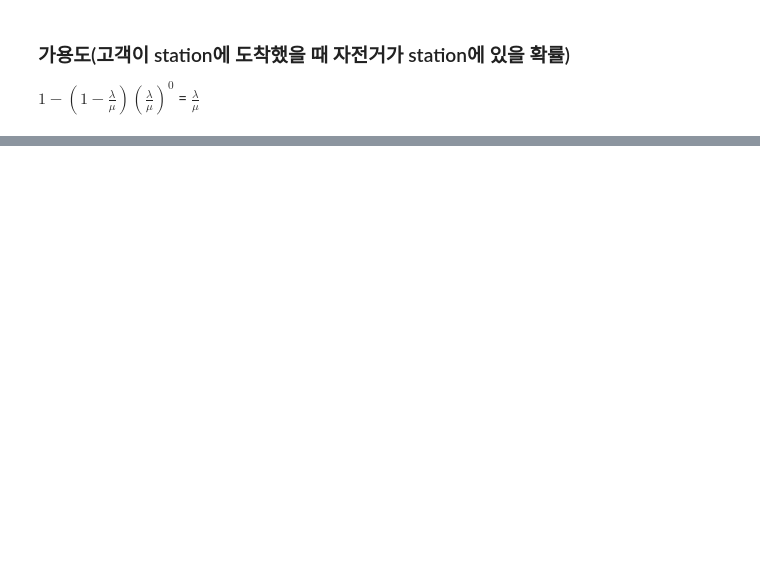
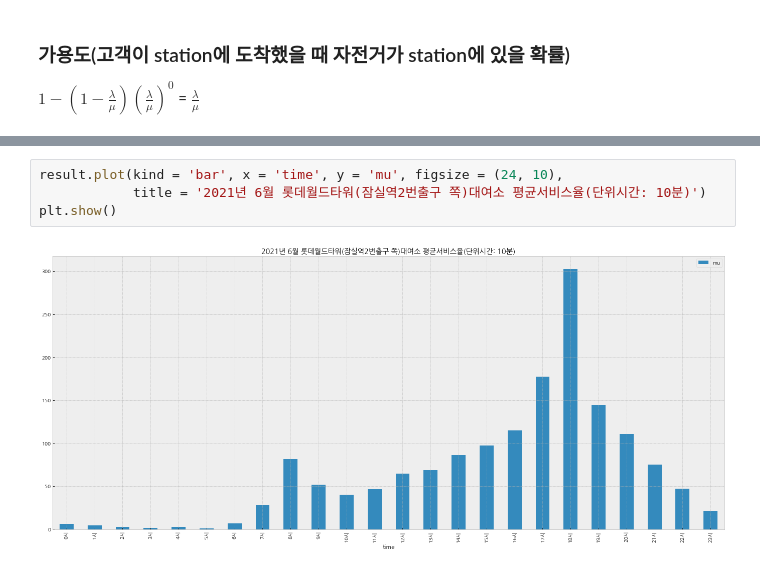
Before and after one commit to psuny1116/SeoulBikeProject, a Jupyter notebook: 연습/2021년 6월 롯데월드타워(잠실역2번출구 쪽) 대여소 분석.ipynb, the cells around one changed output, grey strips where cells are left out. Drawn from its saved outputs; the diff is of its cells as text; blank space fills up the shorter version.

```diff
--- a/연습/2021년 6월 롯데월드타워(잠실역2번출구 쪽) 대여소 분석.ipynb
+++ b/연습/2021년 6월 롯데월드타워(잠실역2번출구 쪽) 대여소 분석.ipynb
@@ -346,0 +2563,6 @@ $1 - (1 - \frac{\lambda}{\mu})(\frac{\lambda}{\mu})^0$ = $\frac{\lambda}{\mu}$
+# %%
+result.plot(kind = 'bar', x = 'time', y = 'mu', figsize = (24, 10),
+            title = '2021년 6월 롯데월드타워(잠실역2번출구 쪽)대여소 평균서비스율(단위시간: 10분)')
+plt.show()
+# %% [output]
+[figure, added]
```
Also changed, not shown: parts of 203 cells of this notebook.
